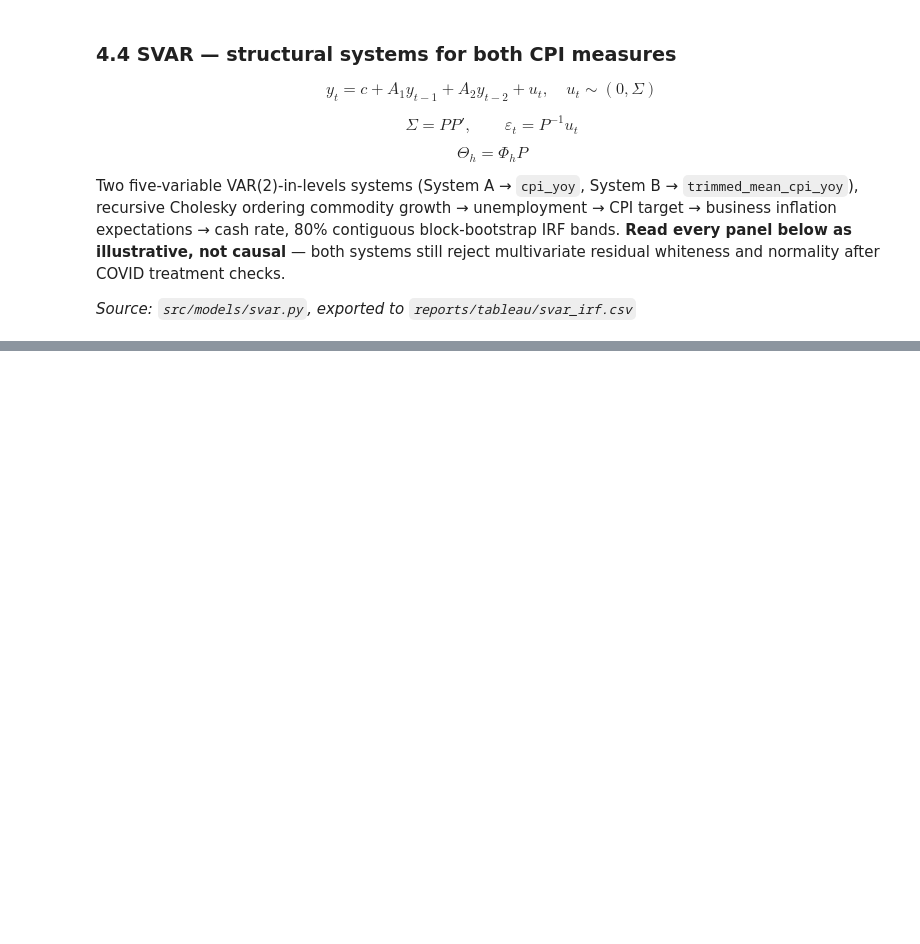
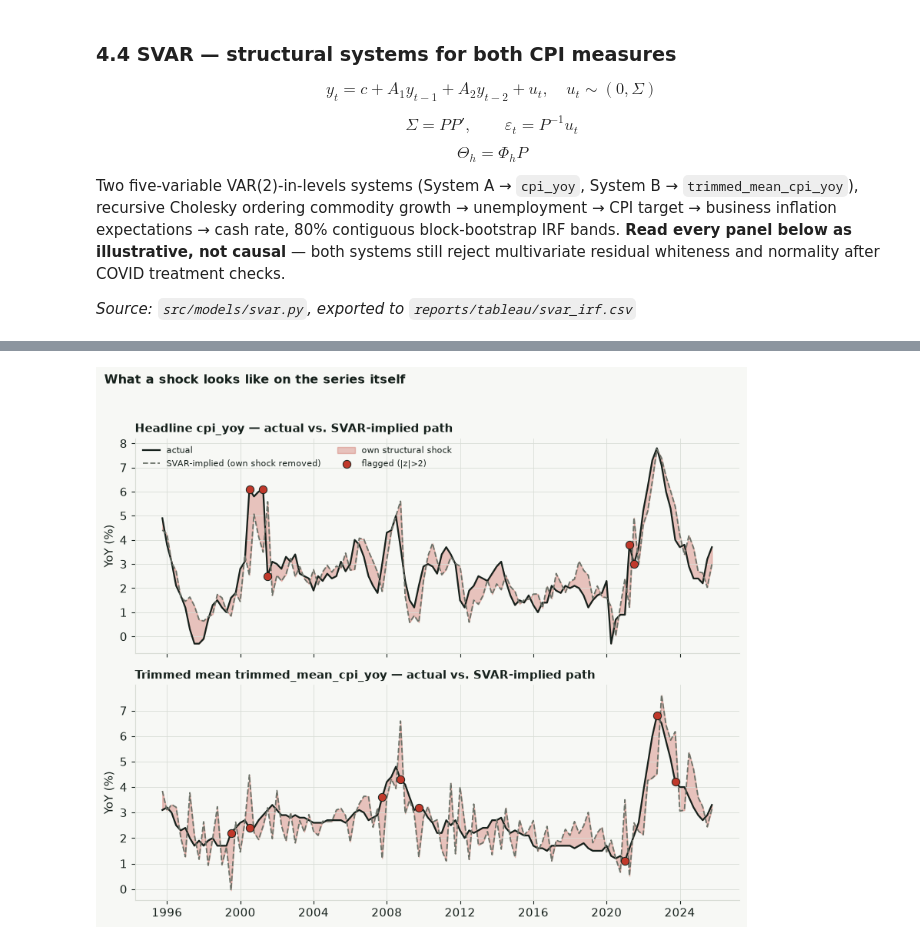
Before and after one commit to JuanVu1810/Australian-CPI-Forecast, a Jupyter notebook: book/australian_cpi_forecasting/04_modeling/44_svar.ipynb, the cells around one changed output, grey strips where cells are left out. Cells and saved outputs as stored; diff of their text form; code cells hidden in the pictures; blank space fills up the shorter version.

```diff
--- a/book/australian_cpi_forecasting/04_modeling/44_svar.ipynb
+++ b/book/australian_cpi_forecasting/04_modeling/44_svar.ipynb
@@ -77,0 +175,46 @@ Image(filename=str(gif_path))
+# %%
+from src.models import svar
+from src.models.tableau_export import SVAR_SYSTEMS
+
+SHOCK_COLOR = "#c0392b"
+IMPLIED_COLOR = "#6b7269"
+
+panels = [("System A", "Headline"), ("System B", "Trimmed mean")]
+
+fig, axes = plt.subplots(2, 1, figsize=(8.6, 7.4), sharex=True)
+for ax, (system, label) in zip(axes, panels):
+    config = SVAR_SYSTEMS[system]
+    target = config["target"]
+    frame = svar.load_svar_level_frame(columns=config["columns"])
+    frame = frame.loc[frame.index <= svar.FORECAST_ORIGIN_PIN]
+    fitted = svar.fit_svar(frame, ordering=config["ordering"])
+
+    shocks = svar.structural_shocks(fitted)
+    own = shocks[shocks["shock"] == target].copy()
+    own["date"] = pd.PeriodIndex(own["quarter"], freq="Q").to_timestamp()
+    own = own.sort_values("date")
+
+    actual = frame.loc[pd.PeriodIndex(own["quarter"], freq="Q"), target].to_numpy()
+    implied = actual - own["shock_value"].to_numpy()
+    std = own["shock_value"].std()
+    z = own["shock_value"] / std
+    flagged = z.abs() > 2
+
+    ax.plot(own["date"], actual, color=INK, linewidth=1.6, label="actual")
+    ax.plot(own["date"], implied, color=IMPLIED_COLOR, linewidth=1.3, linestyle="--",
+             label="SVAR-implied (own shock removed)")
+    ax.fill_between(own["date"], actual, implied, color=SHOCK_COLOR, alpha=0.28,
+                     label="own structural shock")
+    ax.scatter(own.loc[flagged, "date"], actual[flagged.to_numpy()], s=55, color=SHOCK_COLOR,
+               edgecolor=INK, linewidth=0.7, zorder=4, label="flagged (|z|>2)")
+    ax.set_title(f"{label} {target} — actual vs. SVAR-implied path", loc="left",
+                 fontsize=10.8, fontweight="bold")
+    ax.set_ylabel("YoY (%)")
+
+axes[0].legend(frameon=False, fontsize=8, ncol=2, loc="upper left")
+fig.suptitle("What a shock looks like on the series itself", fontsize=11.5, fontweight="bold",
+             x=0.02, ha="left")
+fig.tight_layout(rect=(0, 0, 1, 0.96))
+plt.show()
+# %% [output]
+[figure, added]
```
Also changed, not shown: parts of 10 cells of this notebook, 27 other files.
